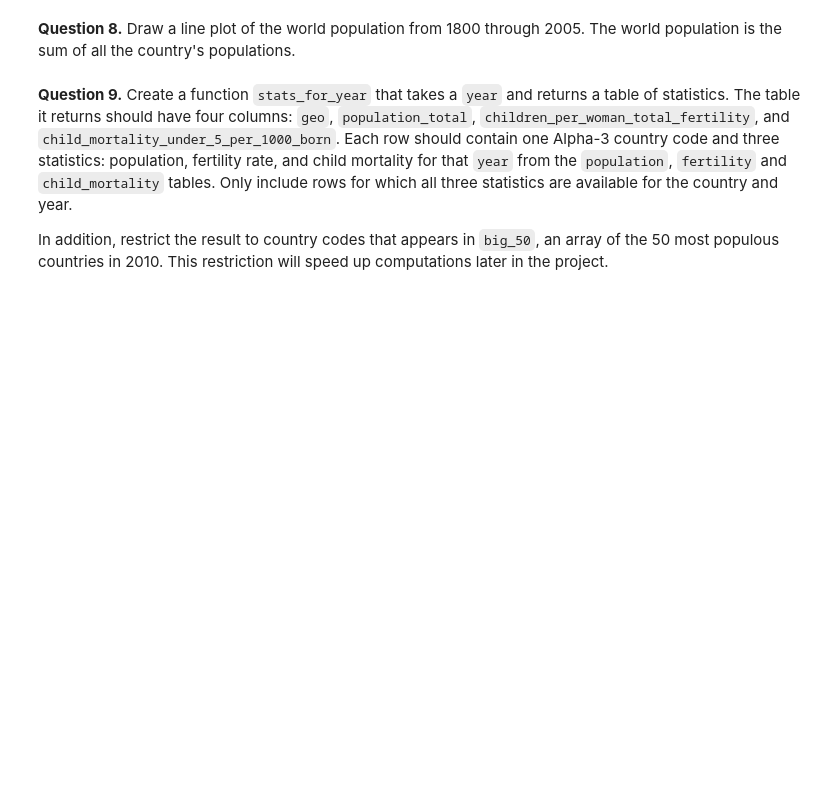
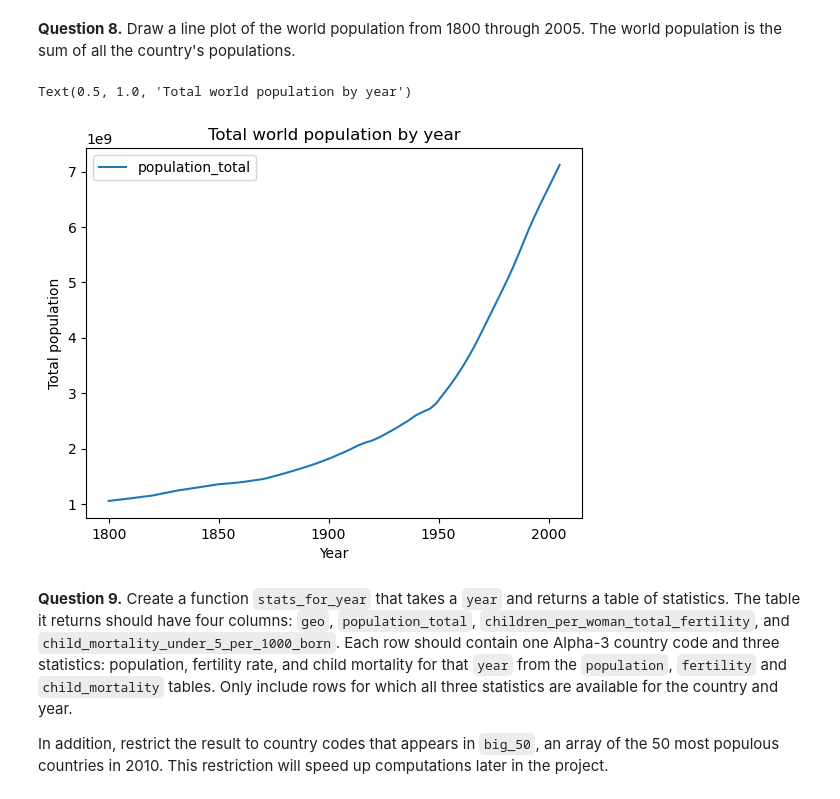
Before and after one commit to JoeFry15/ox-assignment-2, a Jupyter notebook: Second-Assignment.ipynb, the cells around one changed output. Cells and saved outputs as stored; diff of their text form; code cells hidden in the pictures; blank space fills up the shorter version.

```diff
--- a/Second-Assignment.ipynb
+++ b/Second-Assignment.ipynb
@@ -294,3 +284,18 @@ fertility_statements = []
+# %%
+filtered_population = population[(population['time'] >= 1800) & (population['time'] <= 2005)]
+
+filtered_population_sum = filtered_population.groupby('time').sum().drop(['geo'], axis=1)
+
+ax_world_pop = filtered_population_sum.plot(y ='population_total')
+
+ax_world_pop.set_xlabel('Year')
+
+ax_world_pop.set_ylabel('Total population')
+
+ax_world_pop.set_title('Total world population by year')
+# %% [output]
+Text(0.5, 1.0, 'Total world population by year')
+[figure, added]
 # %% [markdown]
 **Question 9.** Create a function `stats_for_year` that takes a `year` and returns a table of statistics. The table it returns should have four columns: `geo`, `population_total`, `children_per_woman_total_fertility`, and `child_mortality_under_5_per_1000_born`. Each row should contain one Alpha-3 country code and three statistics: population, fertility rate, and child mortality for that `year` from the `population`, `fertility` and `child_mortality` tables. Only include rows for which all three statistics are available for the country and year.
 
```
Also changed, not shown: parts of 3 cells of this notebook.
